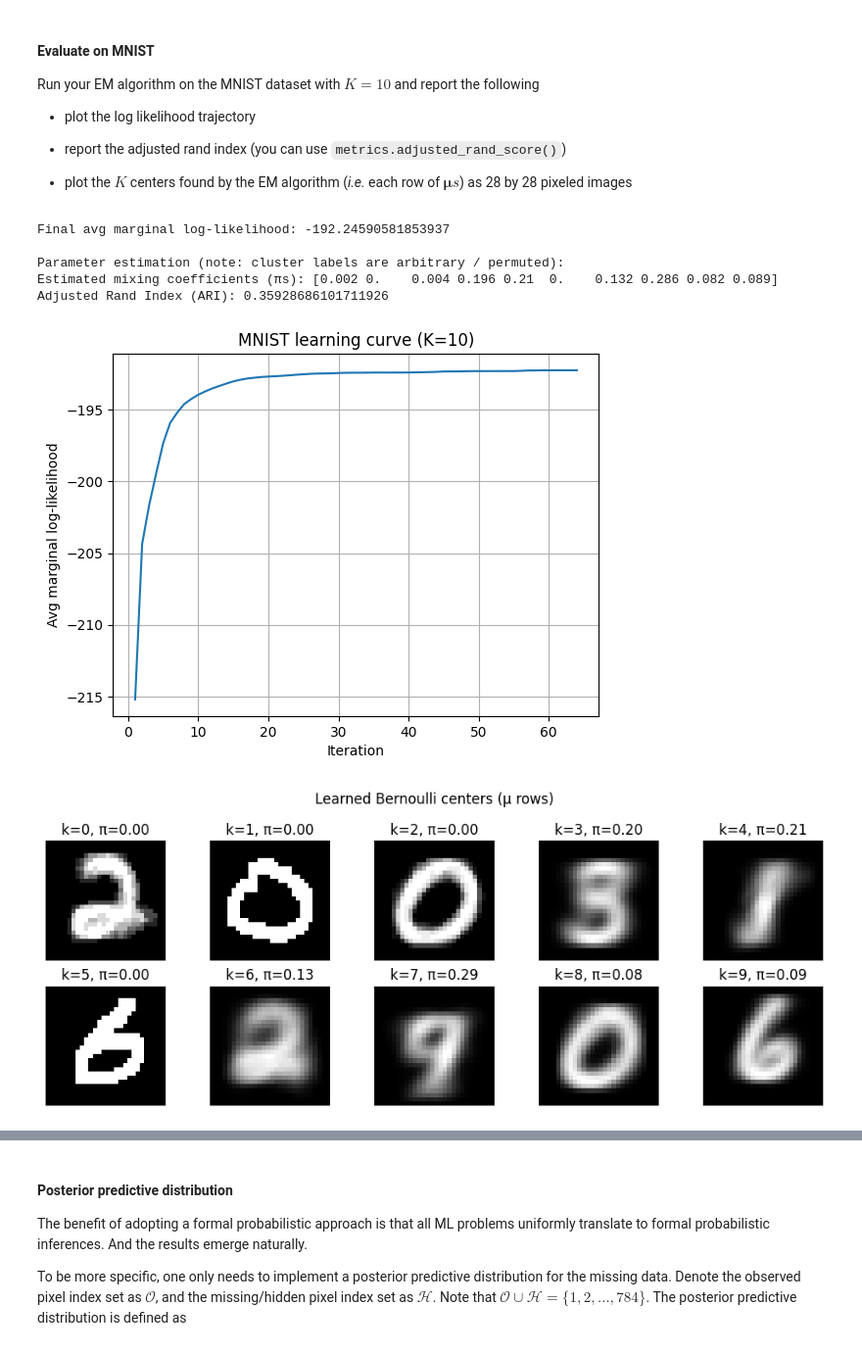
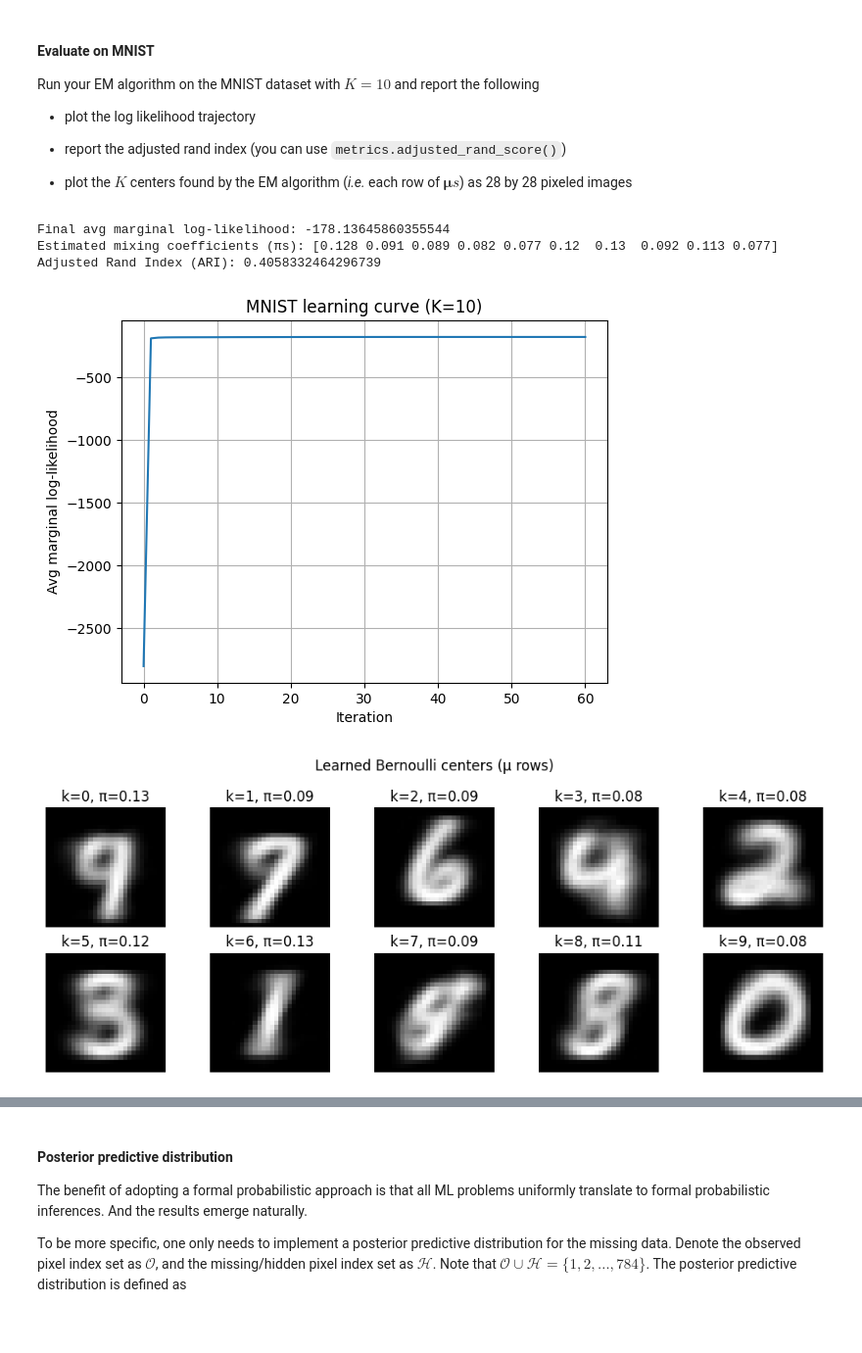
Before and after one commit to martinthuriaux/CS5016, a Jupyter notebook: CS5016_P1(V1).ipynb, the cells around one changed output, grey strips where cells are left out. Shown at 98% size. Drawn from its saved outputs; the diff is of its cells as text; code cells hidden in the pictures.

```diff
--- a/CS5016_P1(V1).ipynb
+++ b/CS5016_P1(V1).ipynb
@@ -296,25 +350,26 @@ def e_step(X, πs, μs):
     μs = np.clip(μs, eps, 1 - eps)
     πs = np.clip(πs, eps, 1.0)
 
+    # Initialize the responsibility matrix R and log-likelihood matrix LL.
     R = np.zeros((n, K))
     LL = np.zeros((n, K))
+
+    # Looping through each observation
     for i in range(n):
         for k in range(K):
-            # Here we want to create the log space responsbility probability matrix, as it's easier than in normal space
+            # Use the posterior probability formula to calculate log responibility.
             LL[i,k] = np.log(πs[k]) + np.sum(X[i, :] * np.log(μs[k, :]) + (1 - X[i, :]) * np.log(1 - μs[k, :]))
 
-    for i in range(n):
-        # In order to reconvert back to normal space we use the soft-max function and the max trick
-        m = np.max(LL[i, :])
-        exp_scores = np.exp(LL[i, :] - m)
-        R[i, :] = exp_scores / np.sum(exp_scores)
+    # We use the softmax here to convert the log-likelihood into probabilities, normalizing them across all logs for each data point.
+    R = softmax(LL, axis=1)
 
     loglik = 0.0
     for i in range(n):
         # Here, the log likelihood is calculated using the log-sum-exp trick to avoid numerical underflow issues.
         # LL(i, :) is the vector of log probabilities for all clusters for the i-th data point. That's why we use exponentiation
         m = np.max(LL[i, :])
-        loglik += m + np.log(np.sum(np.exp(LL[i, :] - m)))
+        loglik += m + logsumexp(LL[i, :] - m)
+
     loglik /= n
     return R, loglik
 # %% [markdown]
@@ -362,13 +444,23 @@ def m_step(X, R):
         # Sum over all data points, the responsibility of the kth cluster for that data point
         n_k = np.sum(R[:, k])
 
+        if n_k < 1e-8:
+            print("Safeguard used")
+            i = rng.integers(n)
+            μs[k] = np.clip(X[i].astype(float), eps, 1 - eps)
+            πs[k] = eps
+            continue
+
         # Calculate the percentage of data points created by the kth cluster
         πs[k] = n_k / n
 
+        # Initalise the sum to 0
         weighted_sum = np.zeros(d)
         for i in range(n):
+            # Calculate the weighted sum of the data points, where the weight is the responsibility of the kth cluster for that data point
             weighted_sum += R[i, k] * X[i, :]
 
+        # Get the weighted sample average
         μs[k, :] = weighted_sum / n_k
 
     μs = np.clip(μs, eps, 1 - eps)
@@ -398,8 +490,15 @@ def em_mixberns(X, K, tol = 1e-4, maxIters = 100):
 	n, d = X.shape
 	# set a uniform distribution for mean
 	πs = np.ones(K) / K
-	# set a random distribution
-	μs = rng.random((K, d))
+
+	# Set up a random initialisation for the means of the Bernoulli distributions, where each entry is between 0 and 1.
+	#	μs = rng.random((K, d))
+
+	# Set up each μs from real data points
+	idx = rng.choice(n, size=K, replace=False)
+	μs = X[idx].astype(float)
+	μs = np.clip(μs, 1e-12, 1 - 1e-12)
+
 	# initialise the log-likelihood
 	logLiks = []
 	# create a responsibility matrix of size n x K
@@ -473,46 +572,43 @@ Run your EM algorithm on the MNIST dataset with $K=10$ and report the following
 * plot the $K$ centers found by the EM algorithm (*i.e.* each row of $\boldsymbol{\mu}s$) as 28 by 28 pixeled images
 # %%
 # Run EM on MNIST (K = 10)
-logLiks, πs, μs, zs, R = em_mixberns(X_mnist_train, 10)
-
+K = 10
+logLiks, πs, μs, zs, R = em_mixberns(X_mnist_train, K)
 print("Final avg marginal log-likelihood:", logLiks[-1])
 
-print("\nParameter estimation (note: cluster labels are arbitrary / permuted):")
 print("Estimated mixing coefficients (πs):", np.round(πs, 3))
 
 # Adjusted Rand Index (permutation-invariant)
 ari = metrics.adjusted_rand_score(Y_mnist_train, zs)
 print("Adjusted Rand Index (ARI):", ari)
 
 # 1) Plot log-likelihood trajectory
 plt.figure()
 plt.plot(logLiks)
 plt.xlabel("Iteration")
 plt.ylabel("Avg marginal log-likelihood")
 plt.title("MNIST learning curve (K=10)")
 plt.grid(True)
 plt.show()
 
 # 2) Plot the K centers (rows of μs) as 28x28 images
-fig, axes = plt.subplots(2, 5, figsize=(10, 4))
+fig, axes = plt.subplots(2, 5, figsize=(K, 4))
 axes = axes.ravel()
 
-for k in range(10):
+for k in range(K):
     axes[k].imshow(μs[k].reshape(28, 28), cmap="gray")
     axes[k].set_title(f"k={k}, π={πs[k]:.2f}")
     axes[k].axis("off")
 
 plt.suptitle("Learned Bernoulli centers (μ rows)")
 plt.tight_layout()
 plt.show()
 # %% [output]
-Final avg marginal log-likelihood: -192.24590581853937
-
-Parameter estimation (note: cluster labels are arbitrary / permuted):
-Estimated mixing coefficients (πs): [0.002 0.    0.004 0.196 0.21  0.    0.132 0.286 0.082 0.089]
-Adjusted Rand Index (ARI): 0.35928686101711926
+Final avg marginal log-likelihood: -178.13645860355544
+Estimated mixing coefficients (πs): [0.128 0.091 0.089 0.082 0.077 0.12  0.13  0.092 0.113 0.077]
+Adjusted Rand Index (ARI): 0.4058332464296739
-[figure, old version]
+[figure, new version]
-[figure, old version]
+[figure, new version]
 # %% [markdown]
 
 ### Task 1.6 Image generation
```
Also changed, not shown: parts of 10 cells of this notebook.
